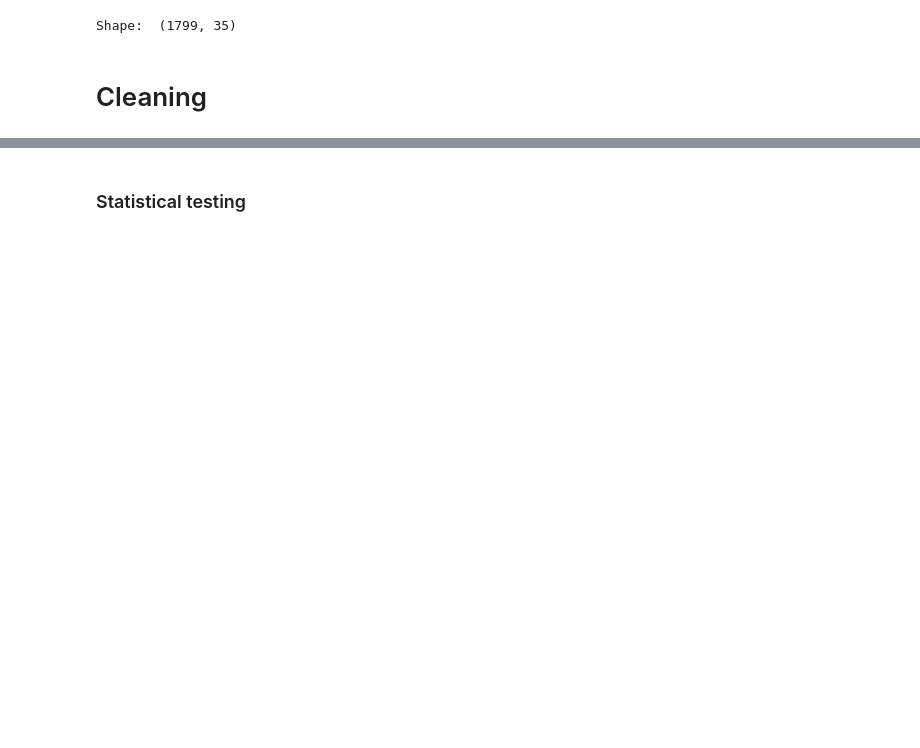
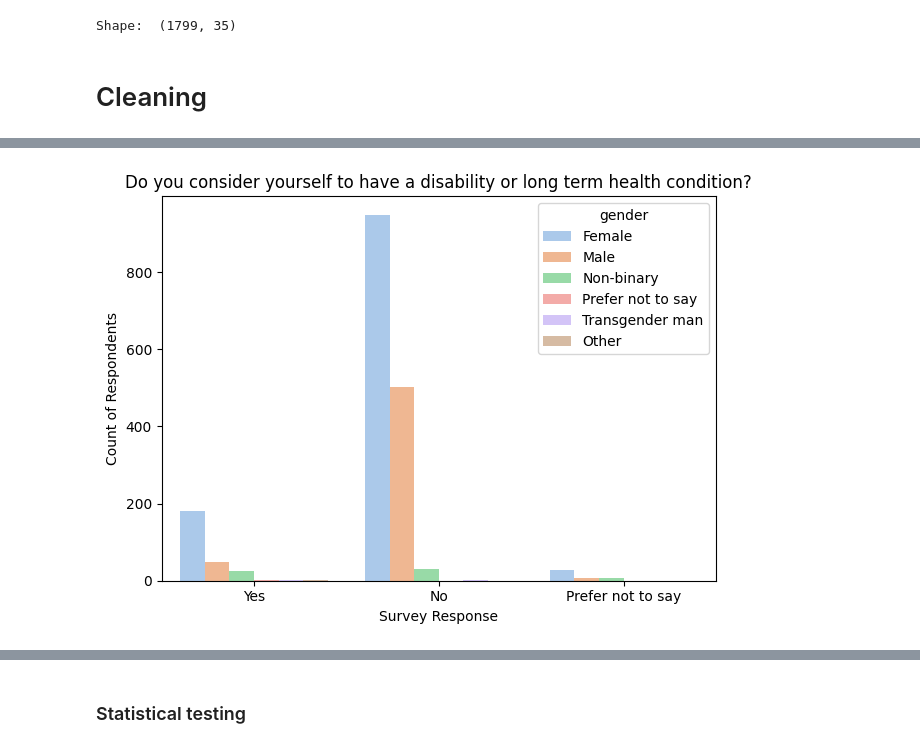
Before and after one commit to RachaelJadeMcGrath/Capstone, a Jupyter notebook: capstone_analysis.ipynb, the cells around one changed output, grey strips where cells are left out. Saved outputs shown, nothing was run; the diff lists cells and outputs as text; code cells hidden in the pictures; blank space fills up the shorter version.

```diff
--- a/capstone_analysis.ipynb
+++ b/capstone_analysis.ipynb
@@ -71,0 +377,10 @@ df
+# %%
+# visualising by disability
+sns.countplot(data=df, x="disability_health_condition", hue="gender",palette='pastel')
+plt.title('Do you consider yourself to have a disability or long term health condition?')
+plt.xlabel('Survey Response')
+plt.ylabel('Count of Respondents')
+plt.xticks(rotation=0)
+plt.tight_layout()
+# %% [output]
+[figure, added]
```
Also changed, not shown: parts of 57 cells of this notebook, 4 other files.
